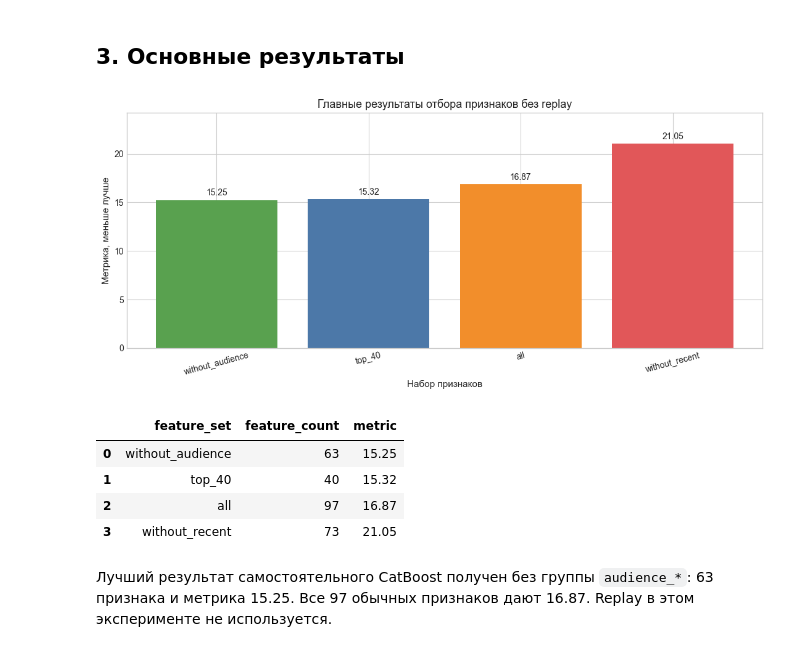
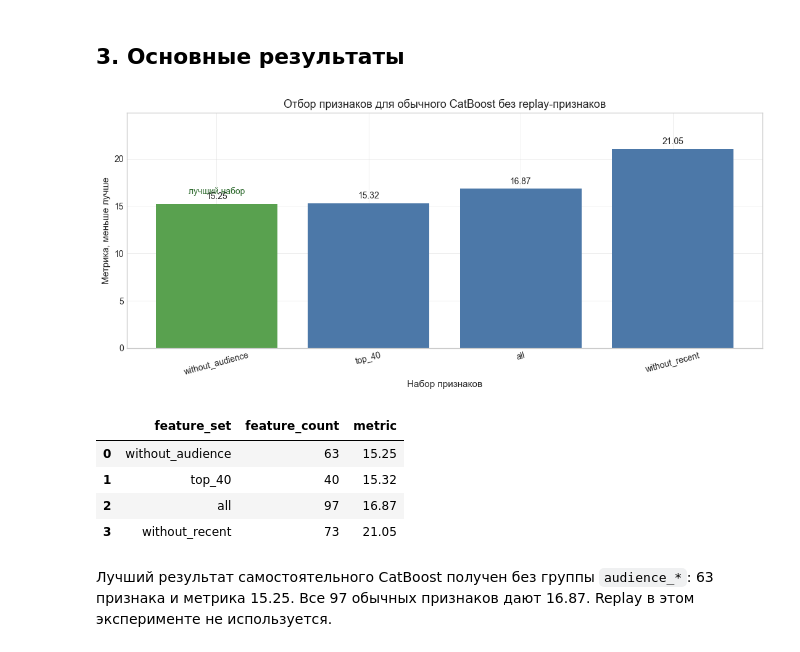
Before and after one commit to plidan123/vk_ads_challenge, a Jupyter notebook: notebooks/feature_selection.ipynb, the cells around one changed output. Cells and saved outputs as stored; diff of their text form; code cells hidden in the pictures.

```diff
--- a/notebooks/feature_selection.ipynb
+++ b/notebooks/feature_selection.ipynb
@@ -70,27 +73,41 @@ print(f"Выбрано признаков: {len(selected_features)}")
 # %% [markdown]
 ## 3. Основные результаты
 # %%
-main_sets = ["without_audience", "top_40", "all", "without_recent"]
-comparison = (
-    results.set_index("feature_set")
-    .loc[main_sets]
-    .reset_index()
+# Эти значения относятся к обычному ML без replay-признаков.
+# Наборы, которые выигрывали за счет shift_replay_*, здесь не используются.
+comparison = pd.DataFrame({
+    "feature_set": ["without_audience", "top_40", "all", "without_recent"],
+    "feature_count": [63, 40, 97, 73],
+    "metric": [15.25, 15.32, 16.87, 21.05],
+})
+
+colors = [
+    "#59A14F" if name == "without_audience" else "#4C78A8"
+    for name in comparison["feature_set"]
+]
+
+fig, ax = plt.subplots(figsize=(11, 5))
+bars = ax.bar(comparison["feature_set"], comparison["metric"], color=colors)
+ax.bar_label(bars, fmt="%.2f", padding=3)
+ax.set_title("Отбор признаков для обычного CatBoost без replay-признаков")
+ax.set_xlabel("Набор признаков")
+ax.set_ylabel("Метрика, меньше лучше")
+ax.set_ylim(0, comparison["metric"].max() * 1.18)
+ax.tick_params(axis="x", rotation=15)
+ax.text(
+    0,
+    comparison.loc[0, "metric"] + 1.0,
+    "лучший набор",
+    ha="center",
+    color="#2F6B2F",
+    fontsize=10,
 )
-
-colors = ["#59A14F", "#4C78A8", "#F28E2B", "#E15759"]
-bars = plt.bar(comparison["feature_set"], comparison["metric"], color=colors)
-plt.bar_label(bars, fmt="%.2f", padding=3)
-plt.title("Главные результаты отбора признаков без replay")
-plt.xlabel("Набор признаков")
-plt.ylabel("Метрика, меньше лучше")
-plt.xticks(rotation=15)
-plt.ylim(0, comparison["metric"].max() * 1.15)
 plt.tight_layout()
 plt.show()
 
 display(comparison)
 # %% [output]
-[figure, old version]
+[figure, new version]
 |  | feature_set | feature_count | metric |
 | 0 | without_audience | 63 | 15.25 |
 | 1 | top_40 | 40 | 15.32 |
```
Also changed, not shown: parts of 5 cells of this notebook, 18 other files.
